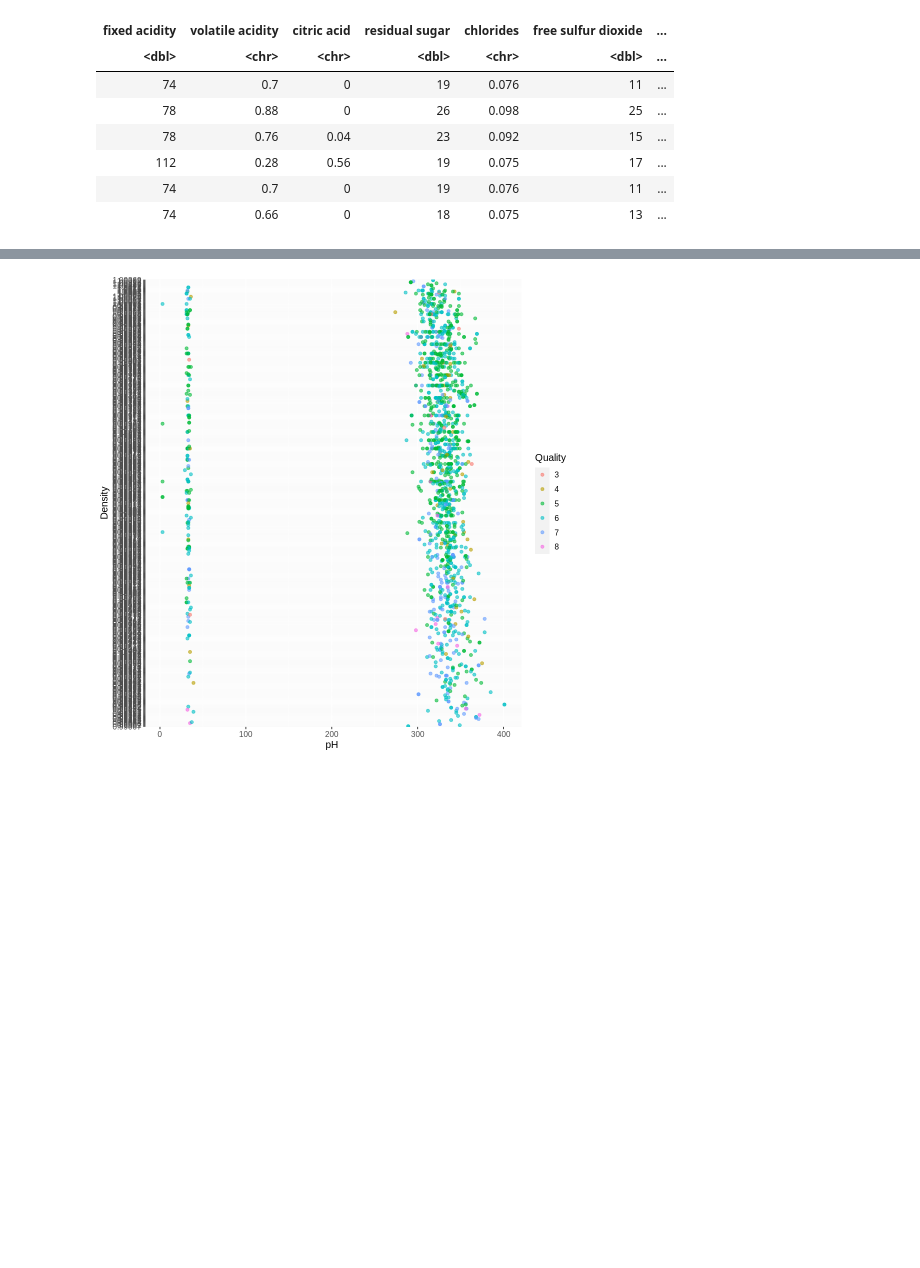
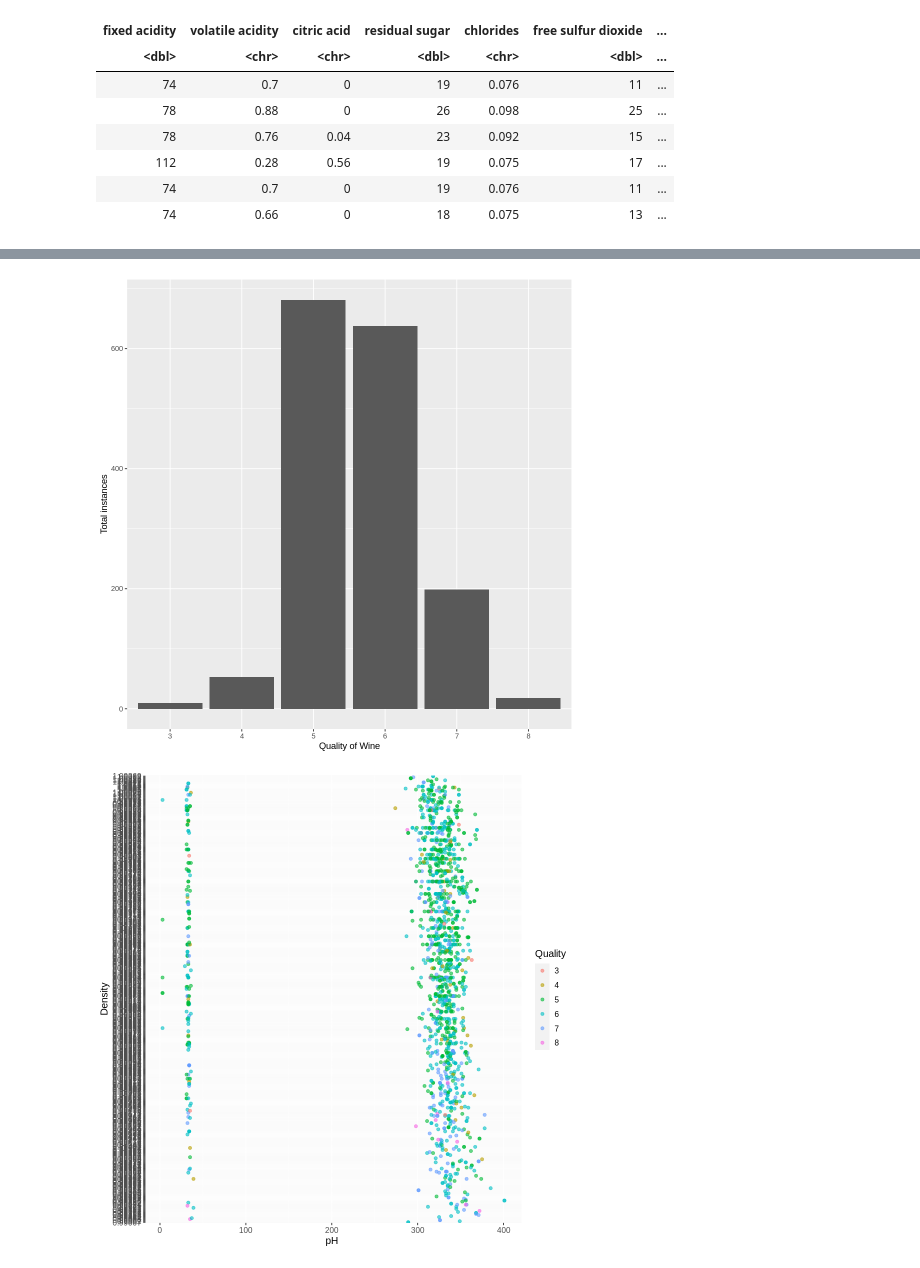
Before and after one commit to choialice707/DSCI-100-Group56-Proj, a Jupyter notebook: Project_proposal.ipynb, the cells around one changed output, grey strips where cells are left out. Drawn from its saved outputs; the diff is of its cells as text; code cells hidden in the pictures; blank space fills up the shorter version.

Commit message:
Created wine summary table and plot: please check if you are satisfied (or not)!

```diff
--- a/Project_proposal.ipynb
+++ b/Project_proposal.ipynb
@@ -30,4 +30,8 @@ A tibble: 6 × 12
 | 74 | 0.7 | 0 | 19 | 0.076 | 11 | ... |
 | 74 | 0.66 | 0 | 18 | 0.075 | 13 | ... |
 # %%
-Mu Ye you can make your summary plot here using wine_quality
+wine_summary <- wine_quality |>
+    group_by(quality) |>
+    summarize(count_per_quality = n()) |>
+    mutate(quality = as_factor(quality))
+wine_summary
@@ -34,3 +48,13 @@ Mu Ye you can make your summary plot here using wine_quality
+# %%
+options(repr.plot.width = 8, repr.plot.height = 8)
+
+wine_summary_plot <- wine_summary |>
+    ggplot(aes(x = quality, y = count_per_quality)) +
+    geom_bar(stat = "identity") +
+    labs(x = "Quality of Wine", y = "Total instances")
+wine_summary_plot
+# %% [output]
+[figure, added]
 # %%
 options(repr.plot.width = 8, repr.plot.height = 8)
 
```
Also changed, not shown: parts of 1 cell of this notebook.
